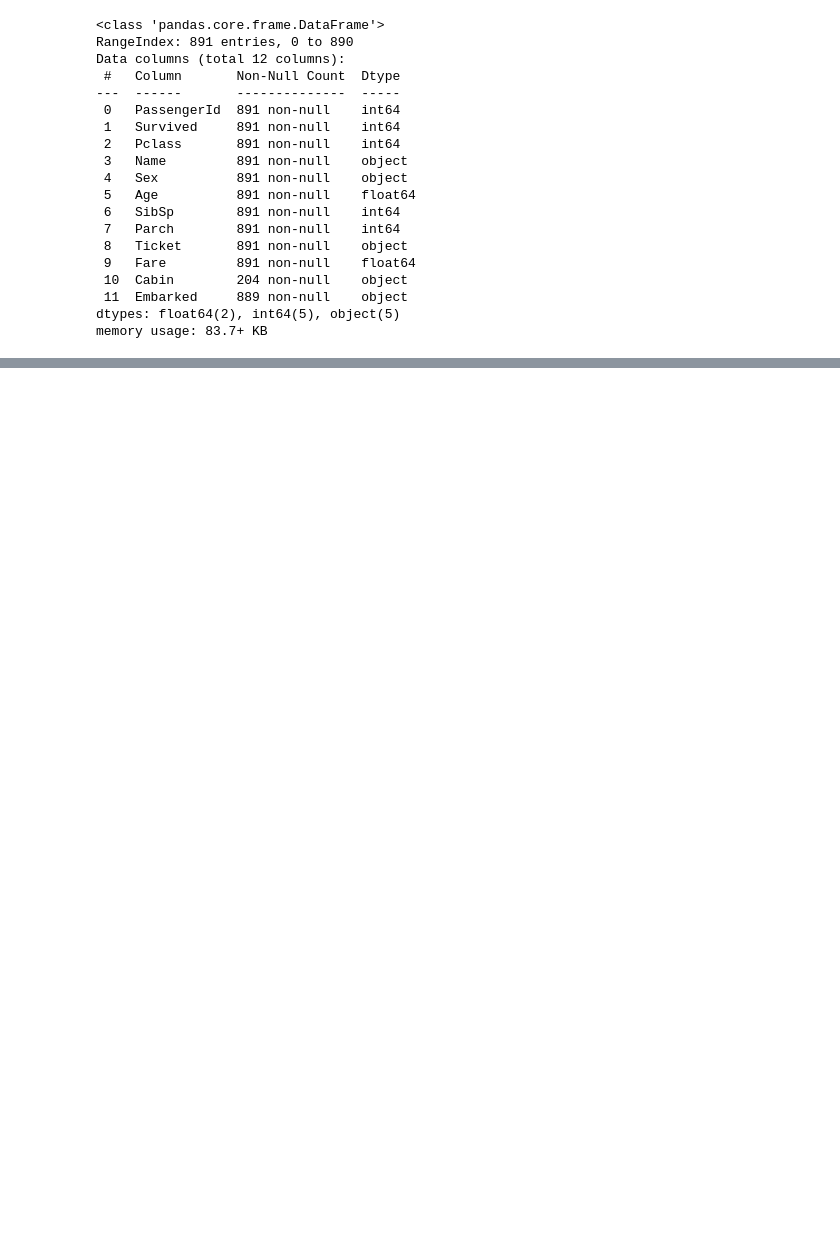
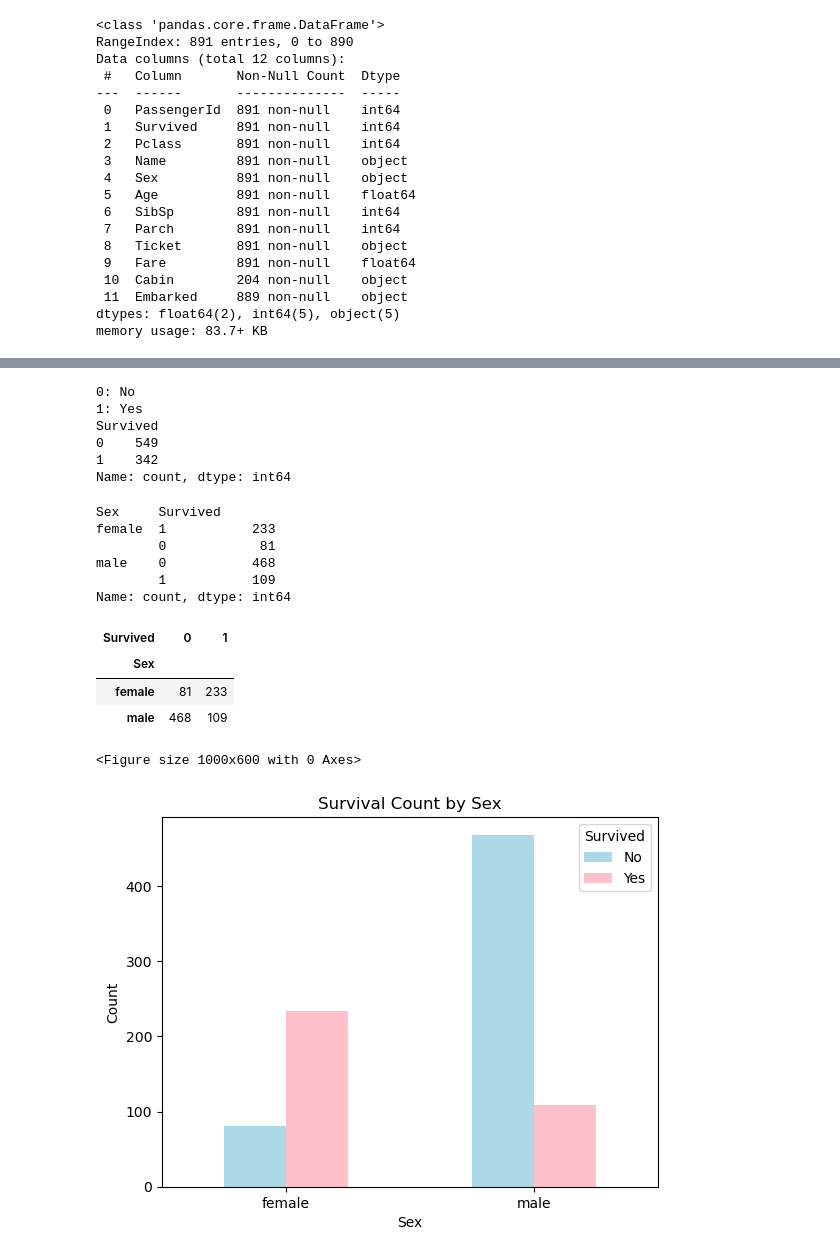
Before and after one commit to ahmadkamrans/titanic-dataset-analysis, a Jupyter notebook: dataAnalysis.ipynb, the cells around one changed output, grey strips where cells are left out. Drawn from its saved outputs; the diff is of its cells as text; code cells hidden in the pictures; blank space fills up the shorter version.

```diff
--- a/dataAnalysis.ipynb
+++ b/dataAnalysis.ipynb
@@ -215,0 +238,44 @@ memory usage: 83.7+ KB
+# %%
+survived = df['Survived'].value_counts()
+print("0: No")
+print("1: Yes")
+print(survived)
+# %% [output]
+0: No
+1: Yes
+Survived
+0    549
+1    342
+Name: count, dtype: int64
+# %%
+# Male and Female from df['Sex'] survived according to the survived count
+survived_accordinglySex_temp = df.groupby('Sex')['Survived'].value_counts()
+survived_accordinglySex_temp
+# %% [output]
+Sex     Survived
+female  1           233
+        0            81
+male    0           468
+        1           109
+Name: count, dtype: int64
+# %%
+# for better representation, I uused the unstack to move the rows to columns
+survived_accordinglySex = df.groupby('Sex')['Survived'].value_counts().unstack()
+survived_accordinglySex
+# %% [output]
+| Survived | 0 | 1 |
+| Sex |  |  |
+| female | 81 | 233 |
+| male | 468 | 109 |
+# %%
+plt.figure(figsize=(10,6))
+survived_accordinglySex.plot(kind='bar', color=['lightblue', 'pink'])
+plt.title('Survival Count by Sex')
+plt.xlabel('Sex')
+plt.ylabel('Count')
+plt.legend(title='Survived', labels=['No', 'Yes'])
+plt.xticks(rotation=0)
+plt.show()
+# %% [output]
+<Figure size 1000x600 with 0 Axes>
+[figure, added]
```
Also changed, not shown: parts of 9 cells of this notebook.
